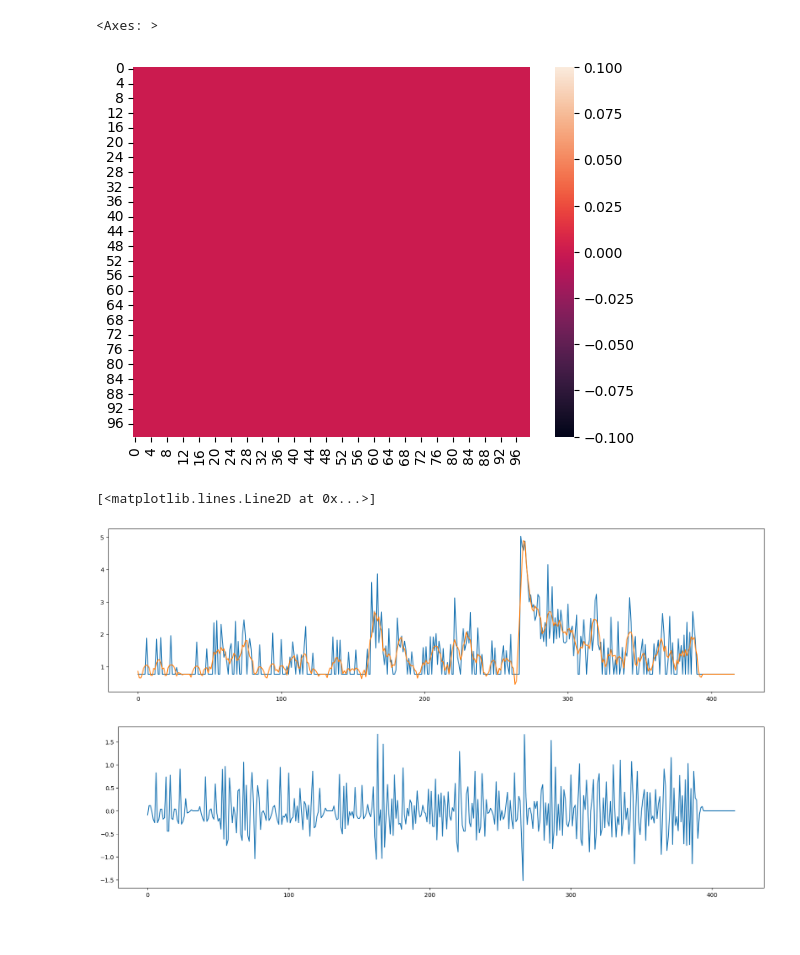
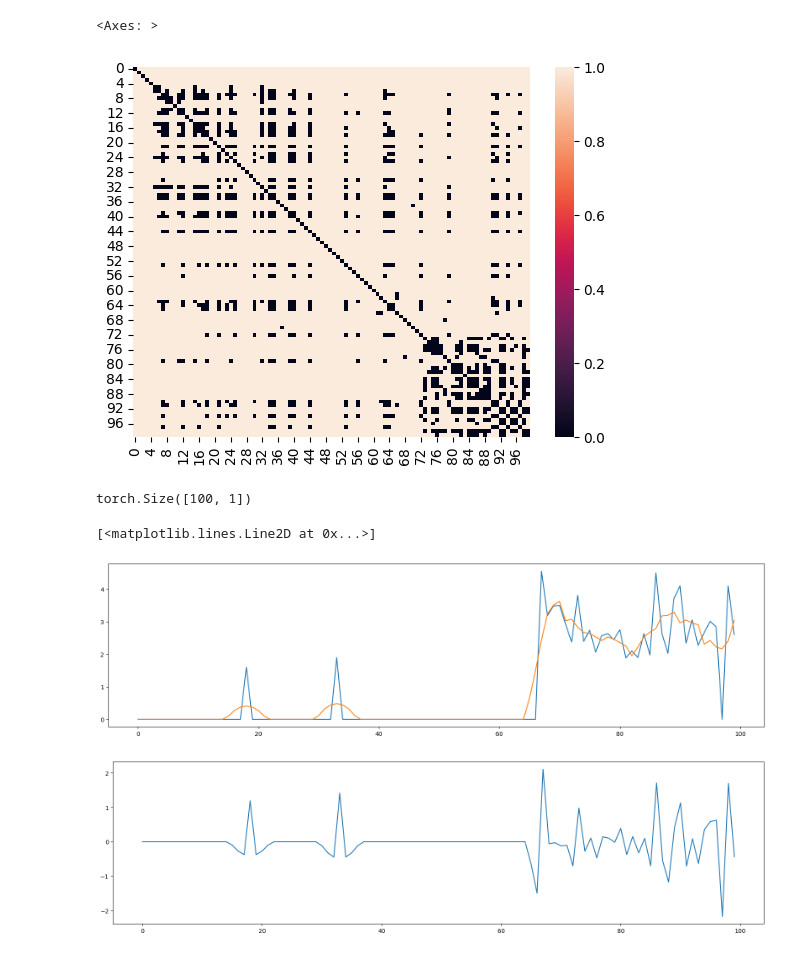
Before and after one commit to lhhhappy/Earthquake_predictor, a Jupyter notebook: dataset/dataset_test.ipynb, the cells around one changed output. Drawn from its saved outputs; the diff is of its cells as text; code cells hidden in the pictures.

```diff
--- a/dataset/dataset_test.ipynb
+++ b/dataset/dataset_test.ipynb
@@ -50,5 +87,5 @@ dict_keys(['log_energy_history', 'gnss_data_history', 'log_energy_future', 'eart
 # %%
-area = "California"
+area = 'Anchorage'
 data_area_path = data_path + area + "/"
 gnss_data = pd.read_csv(data_area_path + "gnss_data.csv", index_col=0, parse_dates=True, low_memory=False).map(parse_str_list)
 earthquake_data = pd.read_csv(data_area_path+"earthquake_data.csv", index_col=0, parse_dates=True)
@@ -58,10 +95,10 @@ es_geo_matrix = pd.read_csv(data_area_path+"es_geo_matrix.csv", index_col=0)
 es_sem_matrix = pd.read_csv(data_area_path+"es_sem_matrix.csv", index_col=0)
 gnss_geo_matrix = pd.read_csv(data_area_path+"gnss_geo_matrix.csv", index_col=0)
 # %%
-window_size = 140
+window_size = 1400
 forecast_horizon = 14
-geo_percentage = 0.3
-sem_percentage = 0.3
+geo_percentage = 0.2
+sem_percentage = 0.1
 dtw_delta = 10
 
 dataset_California = EarthquakeGNSSDataset(area=area,earthquake_data=earthquake_data,es_geo_matrix=es_geo_matrix,es_sem_matrix=es_sem_matrix,
@@ -74,4 +111,4 @@ data = dataset_California[100]
 sns.heatmap(data["es_sem_mask"].numpy())
 # %% [output]
 <Axes: >
-[figure, old version]
+[figure, new version]
@@ -113,15 +128,22 @@ def no_lag_filter(data, window_length=9, polyorder=3):
         raise ValueError("Window length must be an odd integer.")
 
     # Applying the Savitzky-Golay filter
+    data = data.reshape(-1)
     smoothed_data = savgol_filter(data, window_length=window_length, polyorder=polyorder)
+    smoothed_data = np.clip(smoothed_data, a_min=0, a_max=None)
     return smoothed_data
+# %%
+data["log_energy_history"][2].shape
+# %% [output]
+torch.Size([100, 1])
 # %%
+log_en_results = data["log_energy_history"].numpy()[:,6]
 plt.figure(figsize=(20,5))
 plt.plot(log_en_results)
 plt.plot(no_lag_filter(log_en_results))
 plt.figure(figsize=(20,5))
-plt.plot(log_en_results-no_lag_filter(log_en_results))
+plt.plot(log_en_results.reshape(-1)-no_lag_filter(log_en_results))
 # %% [output]
 [<matplotlib.lines.Line2D at 0x...>]
-[figure, old version]
+[figure, new version]
-[figure, old version]
+[figure, new version]
```
Also changed, not shown: parts of 27 cells of this notebook, 5 other files.
